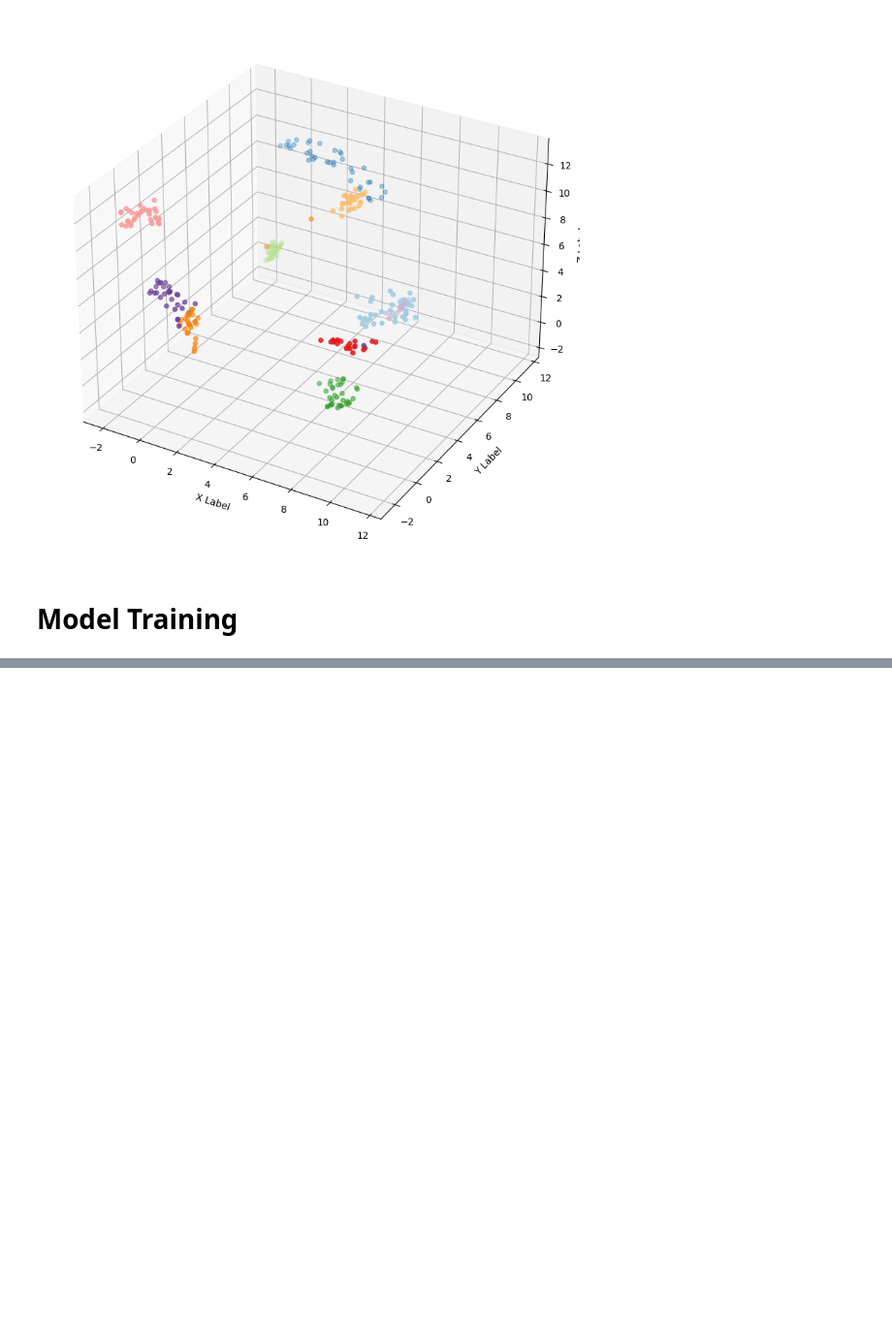
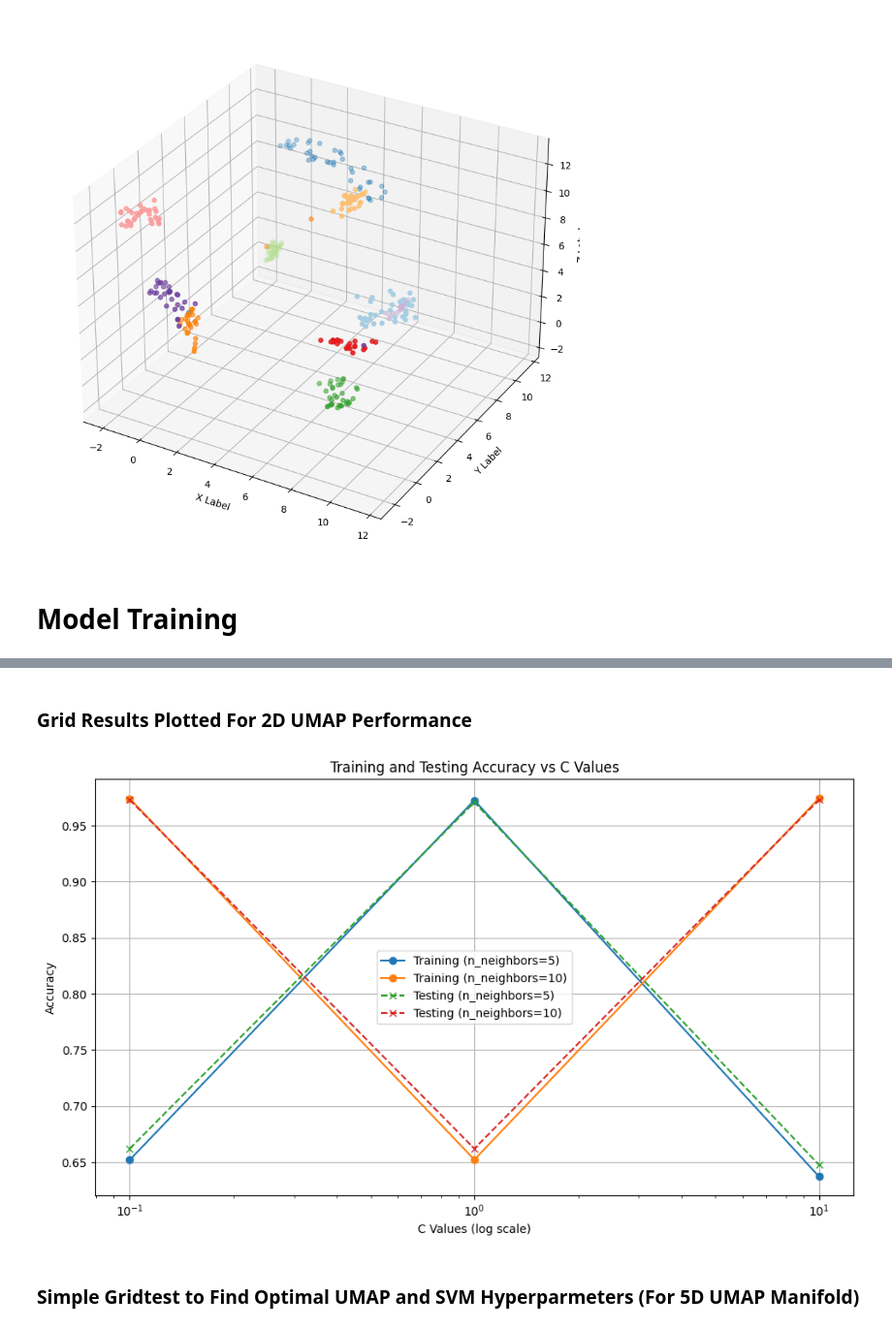
Before and after one commit to okquentin/ECCS_3401, a Jupyter notebook: final_project/project2.ipynb, the cells around one changed output, grey strips where cells are left out. Shown at 97% size. Drawn from its saved outputs; the diff is of its cells as text; code cells hidden in the pictures; blank space fills up the shorter version.

```diff
--- a/final_project/project2.ipynb
+++ b/final_project/project2.ipynb
@@ -28,0 +102,36 @@ To enable the following instructions: AVX2 FMA, in other operations, rebuild Ten
+# %%
+def perform_grid_search(n_neighbors, n_components, c_values):
+    """
+    Perform a grid search to find the optimal UMAP and SVM hyperparameters.
+
+    Parameters:
+    n_neighbors: List of integers specifying the number of neighbors for UMAP.
+    n_components: List of integers specifying the number of components for UMAP.
+    c_values: List of floats specifying the C values for the SVM.
+
+    Returns:
+    grid_search: Fitted GridSearchCV object containing the results of the grid search.
+    param_grid: Dictionary containing the parameter grid used in GridSearchCV.
+    """
+    # Define the pipeline with UMAP and SVM
+    pipeline = Pipeline([
+        ('umap', umap.UMAP(n_jobs=1, random_state=42)),
+        ('svm', SVC(kernel='linear', random_state=42, max_iter=1000000))
+    ])
+
+    # Define the parameter grid
+    param_grid = {
+        'umap__n_neighbors': n_neighbors,
+        'umap__n_components': n_components,
+        'svm__C': c_values
+    }
+
+    # Perform GridSearchCV using the subset of training data
+    grid_search = GridSearchCV(pipeline, param_grid, cv=3, scoring='accuracy', return_train_score=True, verbose=4, n_jobs=1)
+    grid_search.fit(umap_component_subset, umap_label_subset)
+
+    # Print the best parameters and the corresponding accuracy
+    print("Best parameters:", grid_search.best_params_)
+    print("Best cross-validated accuracy:", grid_search.best_score_)
+
+    return grid_search, param_grid
@@ -199,0 +314,3 @@ accuracy_score(y_pred, y_test)
+# %%
+# For 2D UMAP Manifold
+grid_search_c2, param_grid_c2 = perform_grid_search(n_neighbors=[5, 10], n_components=[2], c_values=[0.1, 1, 10])
@@ -200 +355,9 @@ accuracy_score(y_pred, y_test)
+# %% [markdown]
+### Grid Results Plotted For 2D UMAP Performance
+# %%
+plot_grid_search_results(grid_search_c2, param_grid_c2)
+# %% [output]
+[figure, added]
+# %% [markdown]
+### Simple Gridtest to Find Optimal UMAP and SVM Hyperparmeters (For 5D UMAP Manifold)
 # %%
```
Also changed, not shown: parts of 26 cells of this notebook, 4 other files.
